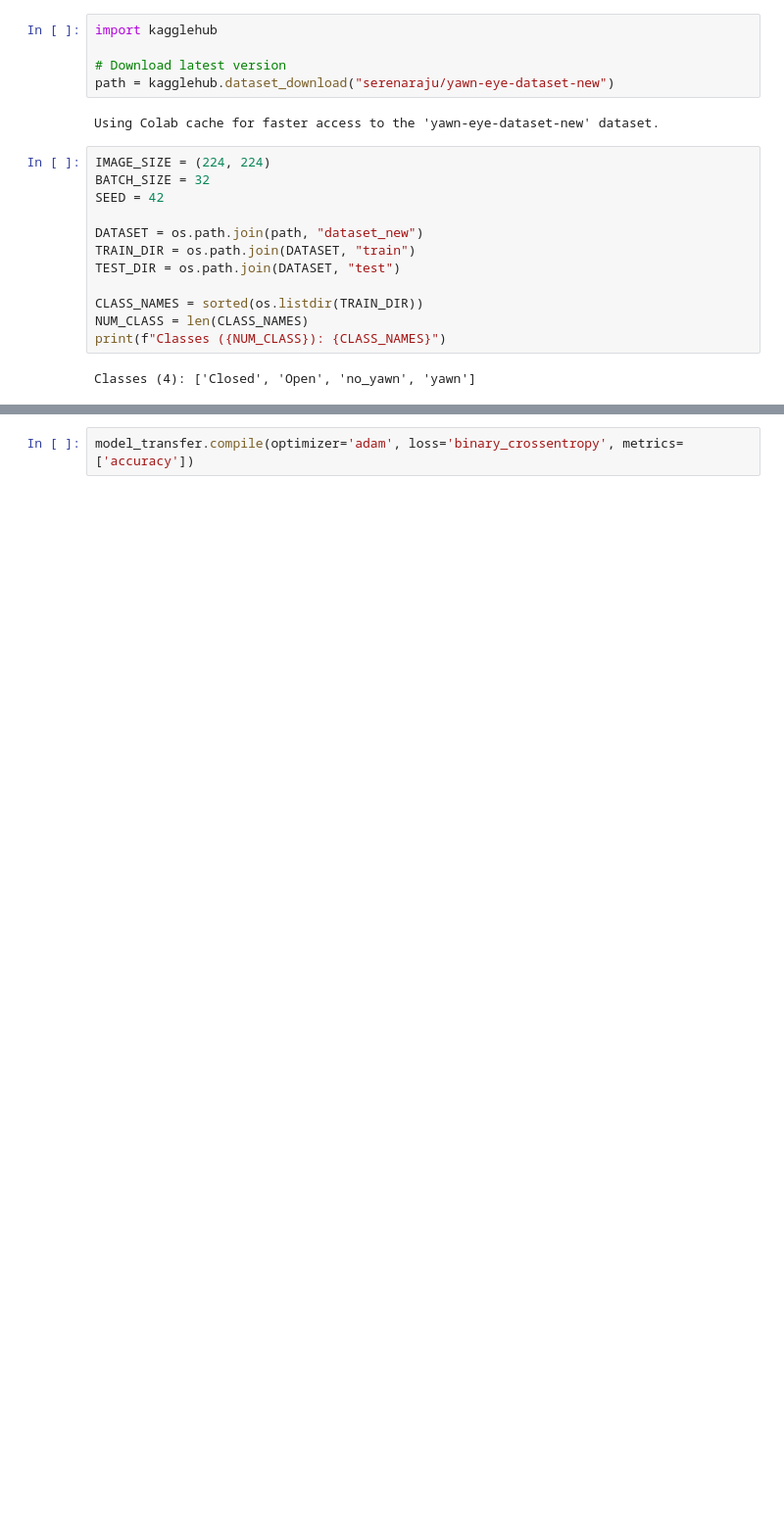
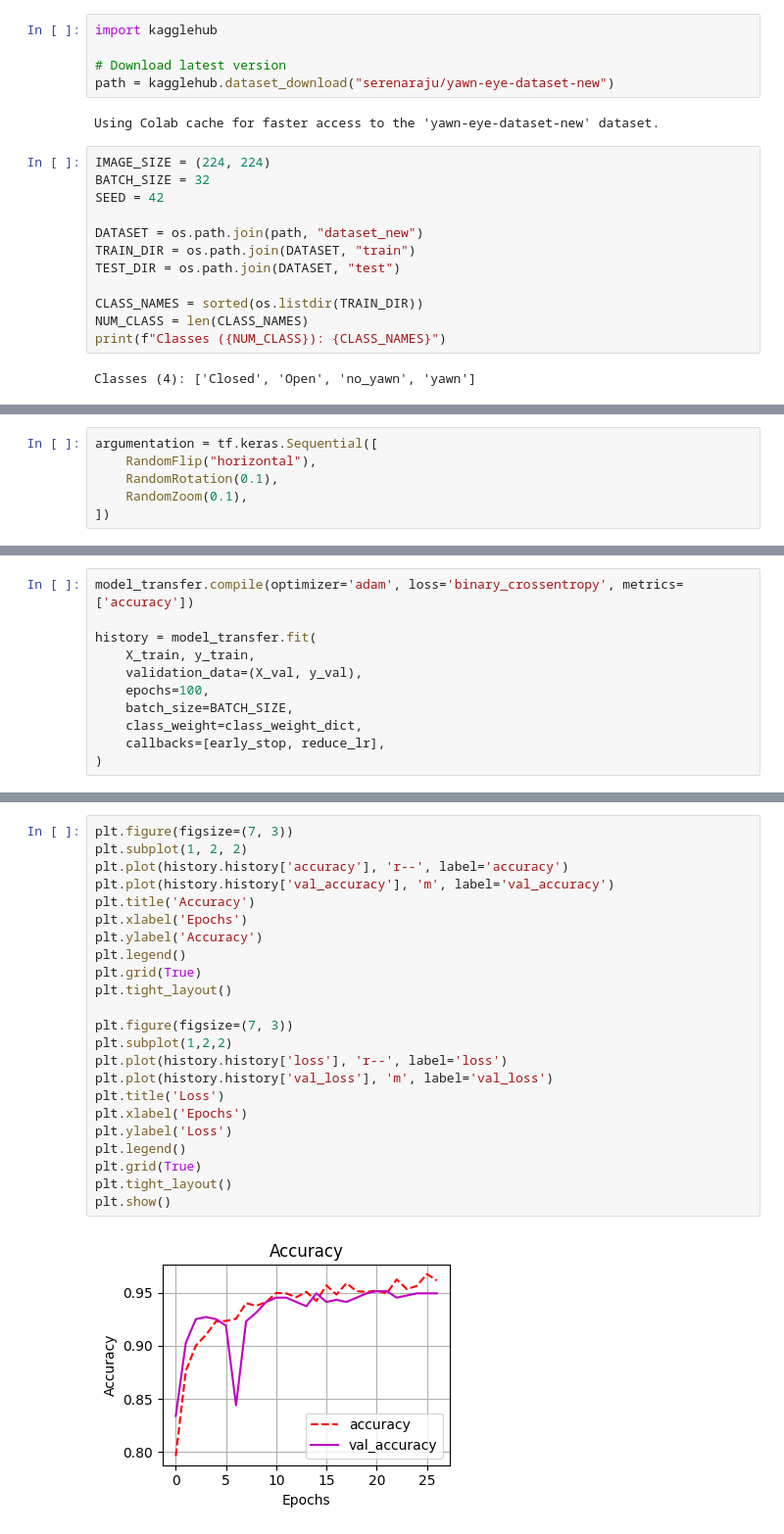
Before and after one commit to ClassNeuralNetwork/classification-fatigue-detection, a Jupyter notebook: Deteccao_Sonolencia_MobileNet.ipynb, the cells around one changed output, grey strips where cells are left out. Shown at 98% size. Drawn from its saved outputs; the diff is of its cells as text; blank space fills up the shorter version.

Commit message:
Modelo treinado

```diff
--- a/Deteccao_Sonolencia_MobileNet.ipynb
+++ b/Deteccao_Sonolencia_MobileNet.ipynb
@@ -92 +134,7 @@ plt.show()
+# %%
+argumentation = tf.keras.Sequential([
+    RandomFlip("horizontal"),
+    RandomRotation(0.1),
+    RandomZoom(0.1),
+])
 # %%
@@ -133,0 +202,11 @@ Model: "functional"
+# %%
+model_transfer.compile(optimizer='adam', loss='binary_crossentropy', metrics=['accuracy'])
+
+history = model_transfer.fit(
+    X_train, y_train,
+    validation_data=(X_val, y_val),
+    epochs=100,
+    batch_size=BATCH_SIZE,
+    class_weight=class_weight_dict,
+    callbacks=[early_stop, reduce_lr],
+)
@@ -136,4 +234,27 @@ model_transfer.save('model_transfer.h5')
 # %% [output]
 WARNING:absl:You are saving your model as an HDF5 file via `model.save()` or `keras.saving.save_model(model)`. This file format is considered legacy. We recommend using instead the native Keras format ...
-# %%
-model_transfer.compile(optimizer='adam', loss='binary_crossentropy', metrics=['accuracy'])
+# %%
+plt.figure(figsize=(7, 3))
+plt.subplot(1, 2, 2)
+plt.plot(history.history['accuracy'], 'r--', label='accuracy')
+plt.plot(history.history['val_accuracy'], 'm', label='val_accuracy')
+plt.title('Accuracy')
+plt.xlabel('Epochs')
+plt.ylabel('Accuracy')
+plt.legend()
+plt.grid(True)
+plt.tight_layout()
+
+plt.figure(figsize=(7, 3))
+plt.subplot(1,2,2)
+plt.plot(history.history['loss'], 'r--', label='loss')
+plt.plot(history.history['val_loss'], 'm', label='val_loss')
+plt.title('Loss')
+plt.xlabel('Epochs')
+plt.ylabel('Loss')
+plt.legend()
+plt.grid(True)
+plt.tight_layout()
+plt.show()
+# %% [output]
+[figure, added]
```
Also changed, not shown: parts of 14 cells of this notebook.
